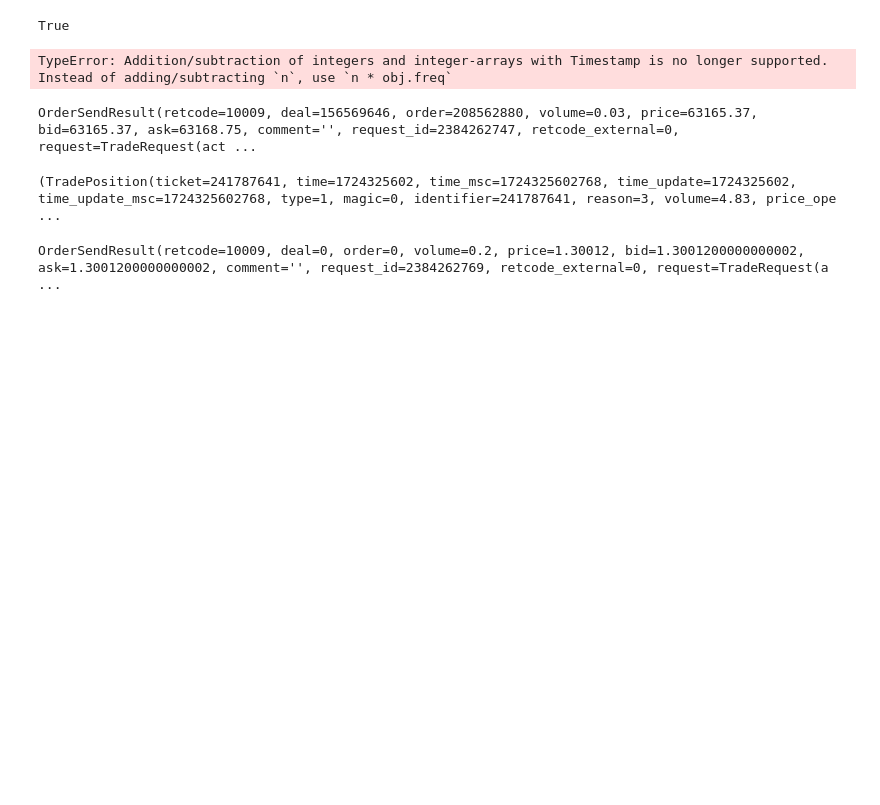
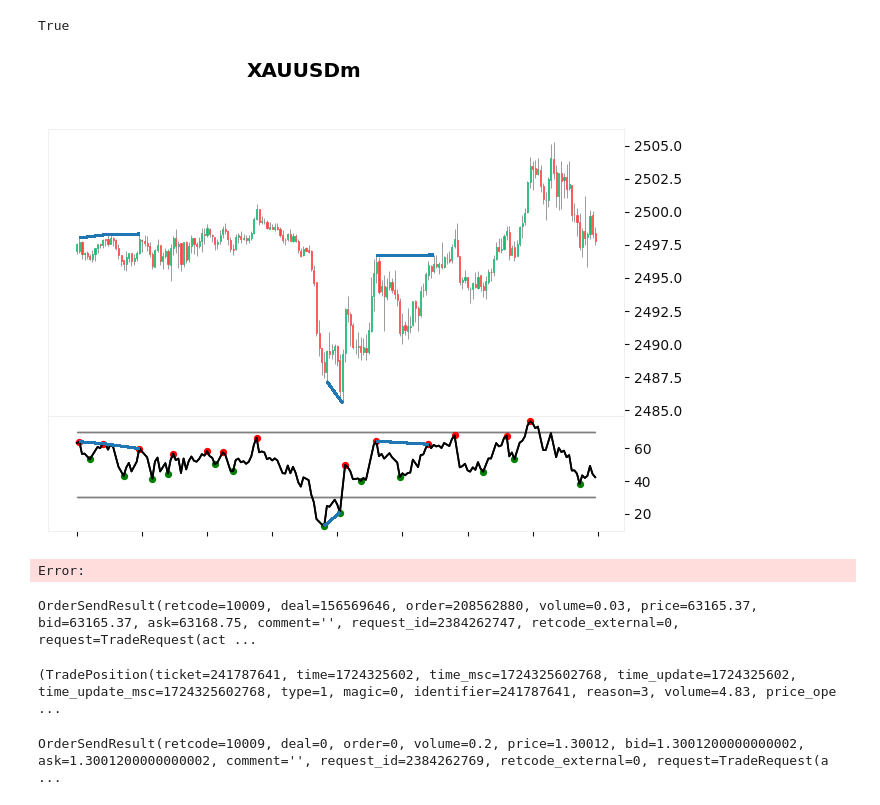
Before and after one commit to nguyenvantat1182002/rsi-signal-bot, a Jupyter notebook: rsi-signal-bot.ipynb, the cells around one changed output. Drawn from its saved outputs; the diff is of its cells as text; code cells hidden in the pictures; blank space fills up the shorter version.

```diff
--- a/rsi-signal-bot.ipynb
+++ b/rsi-signal-bot.ipynb
@@ -97,7 +103,7 @@ def detect_divergence(df: pd.DataFrame):
 
     return price_lines, rsi_lines
 # %%
-rates = mt5.copy_rates_from_pos('XAUUSDm', mt5.TIMEFRAME_M5, 600, 1000)
+rates = mt5.copy_rates_from_pos('XAUUSDm', mt5.TIMEFRAME_M5, 0, 1000)
 
 df = pd.DataFrame(rates)
 df['time'] = pd.to_datetime(df['time'], unit='s')
@@ -114,35 +120,42 @@ window_size = 5
 df['rsi_pivot_high'] = df['rsi'] == df['rsi'].rolling(2 * window_size + 1, center=True).max()
 df['rsi_pivot_low'] = df['rsi'] == df['rsi'].rolling(2 * window_size + 1, center=True).min()
 # %%
-df = df.tail(150)
+df = df.tail(200)
 df.set_index(df['time'], inplace=True)
 
 price_lines, rsi_lines = detect_divergence(df)
 
+rsi_pivot_highs = np.where(df['rsi_pivot_high'], df['rsi'], np.nan)
+rsi_pivot_lows = np.where(df['rsi_pivot_low'], df['rsi'], np.nan)
+
 plots = [
     mpf.make_addplot(df['rsi'], panel=1, color='black', fill_between=dict(y1=30, y2=30, color="gray")),
     mpf.make_addplot(df['rsi'], panel=1, color='black', fill_between=dict(y1=70, y2=70, color="gray")),
+    mpf.make_addplot(rsi_pivot_highs, panel=1, color='red', type='scatter'),
+    mpf.make_addplot(rsi_pivot_lows, panel=1, color='green', type='scatter'),
+
 ]
 
 style = mpf.make_mpf_style(base_mpf_style='yahoo', rc={'grid.alpha':0}, figcolor='#fff', facecolor="#fff")
 _, axs = mpf.plot(
     df,
     title='XAUUSDm',
     type='candle',
     style=style,
     volume=False,
     ylabel='',
     ylabel_lower='',
     datetime_format='',
     addplot=plots,
     returnfig=True,
     alines=dict(alines=price_lines)
 )
 
 rsi_lines = mpf._utils._construct_aline_collections(dict(alines=rsi_lines), df.index)
 axs[2].add_collection(rsi_lines);
 # %% [output]
+[figure, added]
-TypeError: Addition/subtraction of integers and integer-arrays with Timestamp is no longer supported.  Instead of adding/subtracting `n`, use `n * obj.freq`
+Error:
 # %%
 symbol = 'BTCUSD'
 risk_amount = 30
```
Also changed, not shown: parts of 2 cells of this notebook, 10 other files.
